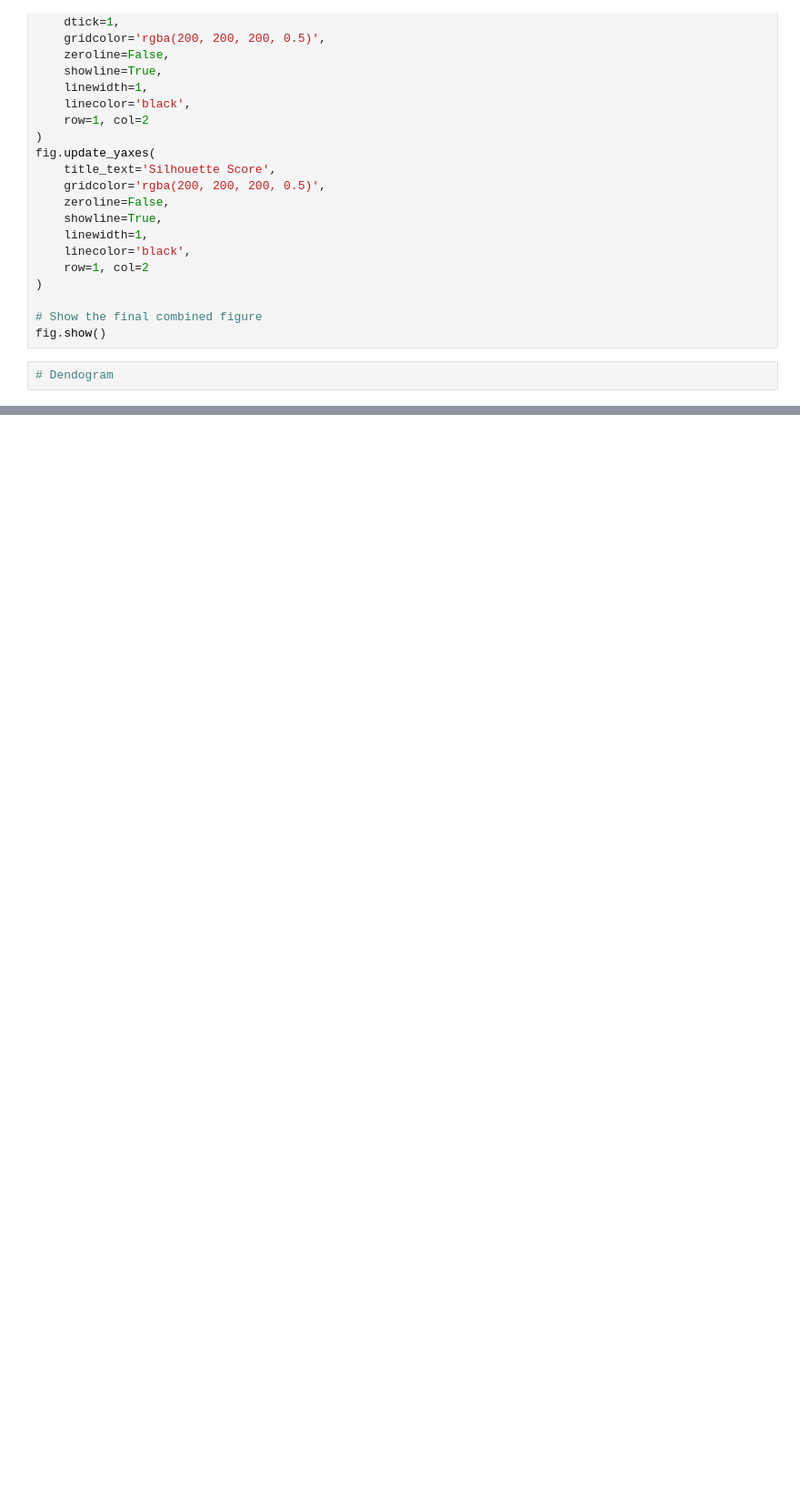
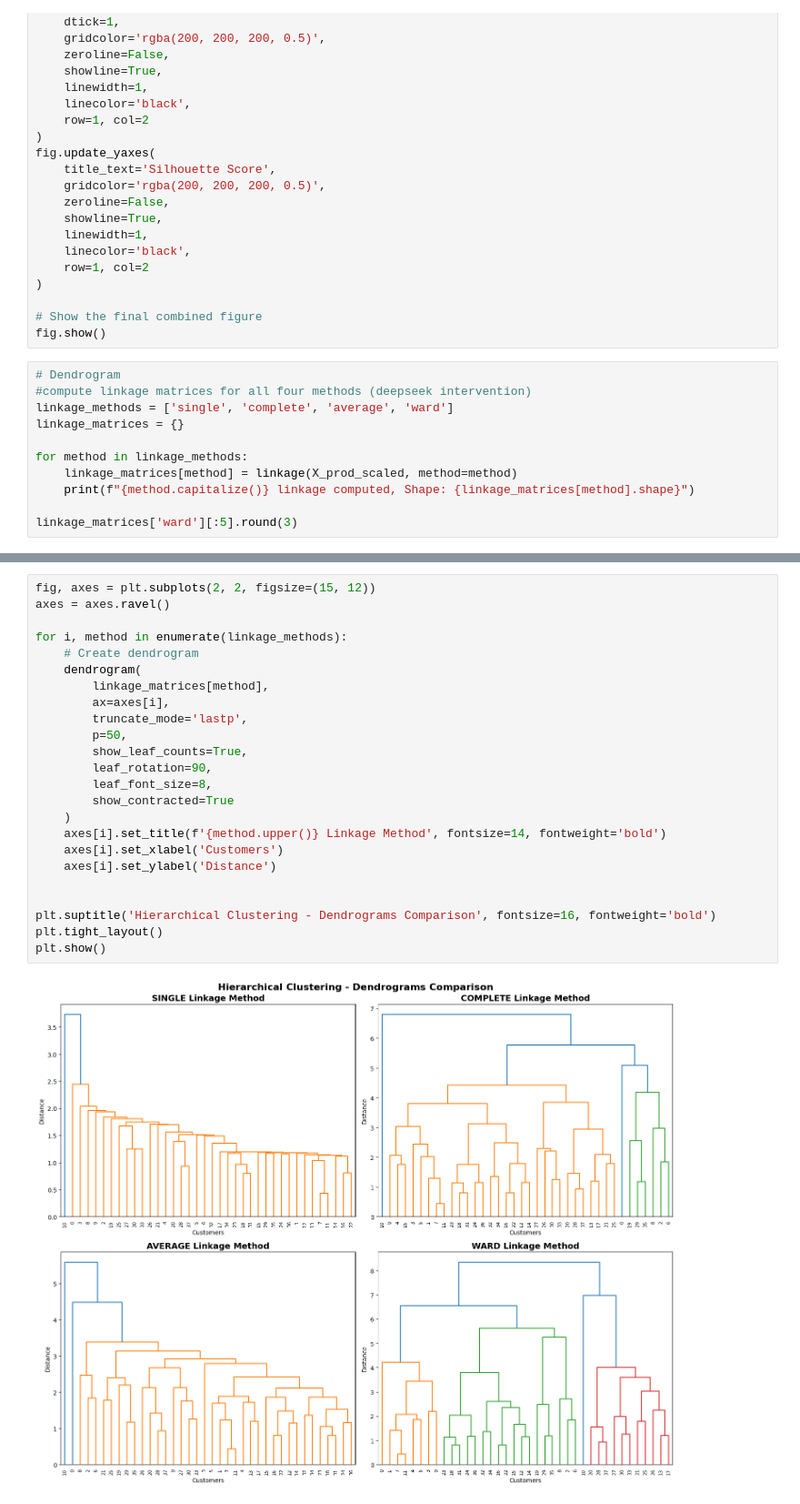
Before and after one commit to Polito9/Sales-Pattern-Analysis, a Jupyter notebook: notebooks/Clustering.ipynb, the cells around one changed output, grey strips where cells are left out. Shown at 91% size. Drawn from its saved outputs; the diff is of its cells as text; blank space fills up the shorter version.

Commit message:
Dendrograms

```diff
--- a/notebooks/Clustering.ipynb
+++ b/notebooks/Clustering.ipynb
@@ -206,4 +207,13 @@ fig.update_yaxes(
 # Show the final combined figure
 fig.show()
 # %%
-# Dendogram
+# Dendrogram
+#compute linkage matrices for all four methods (deepseek intervention)
+linkage_methods = ['single', 'complete', 'average', 'ward']
+linkage_matrices = {}
+
+for method in linkage_methods:
+    linkage_matrices[method] = linkage(X_prod_scaled, method=method)
+    print(f"{method.capitalize()} linkage computed, Shape: {linkage_matrices[method].shape}")
+
+linkage_matrices['ward'][:5].round(3)
@@ -209,0 +230,26 @@ fig.show()
+# %%
+fig, axes = plt.subplots(2, 2, figsize=(15, 12))
+axes = axes.ravel()
+
+for i, method in enumerate(linkage_methods):
+    # Create dendrogram
+    dendrogram(
+        linkage_matrices[method],
+        ax=axes[i],
+        truncate_mode='lastp',
+        p=50,
+        show_leaf_counts=True,
+        leaf_rotation=90,
+        leaf_font_size=8,
+        show_contracted=True
+    )
+    axes[i].set_title(f'{method.upper()} Linkage Method', fontsize=14, fontweight='bold')
+    axes[i].set_xlabel('Customers')
+    axes[i].set_ylabel('Distance')
+
+
+plt.suptitle('Hierarchical Clustering - Dendrograms Comparison', fontsize=16, fontweight='bold')
+plt.tight_layout()
+plt.show()
+# %% [output]
+[figure, added]
```
Also changed, not shown: parts of 2 cells of this notebook.
